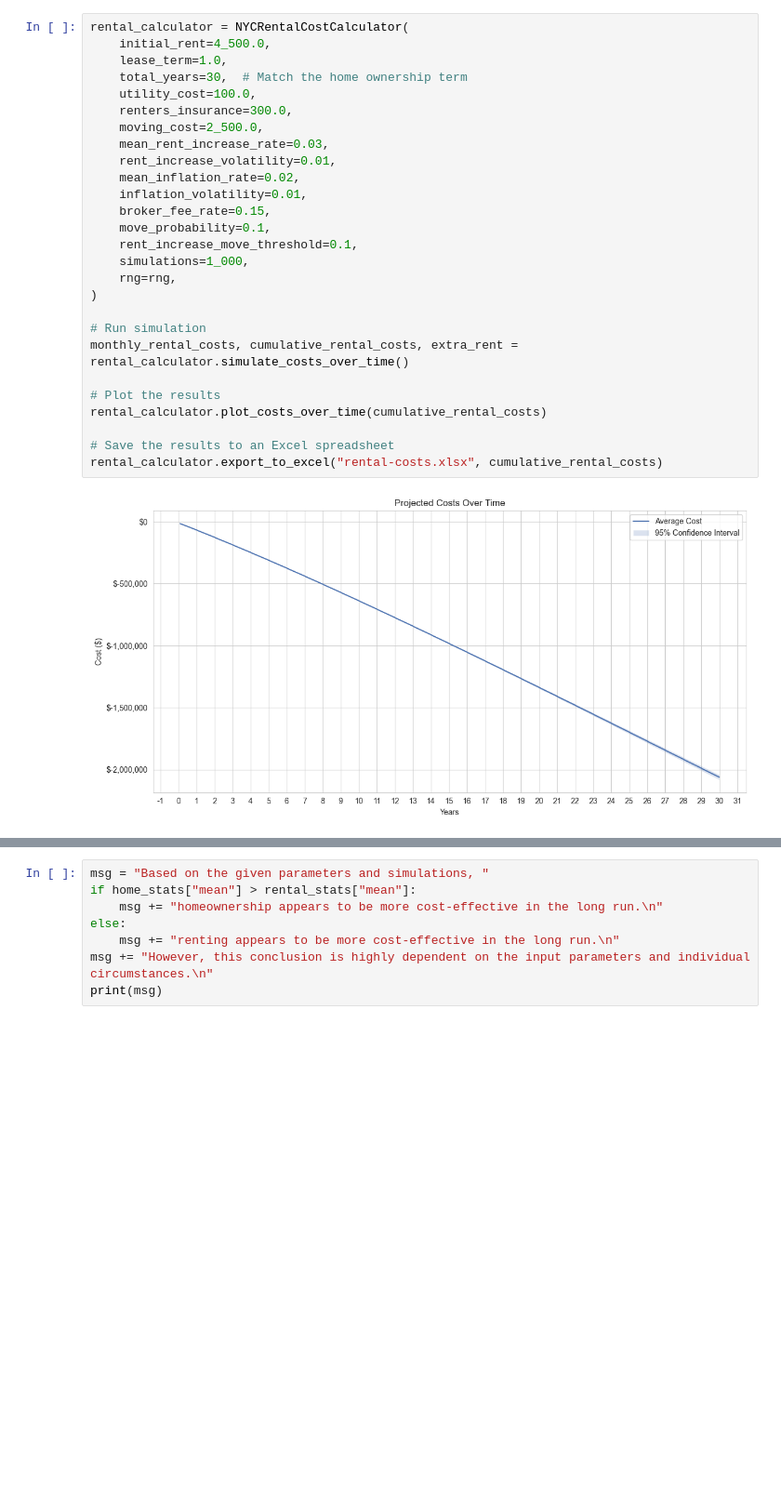
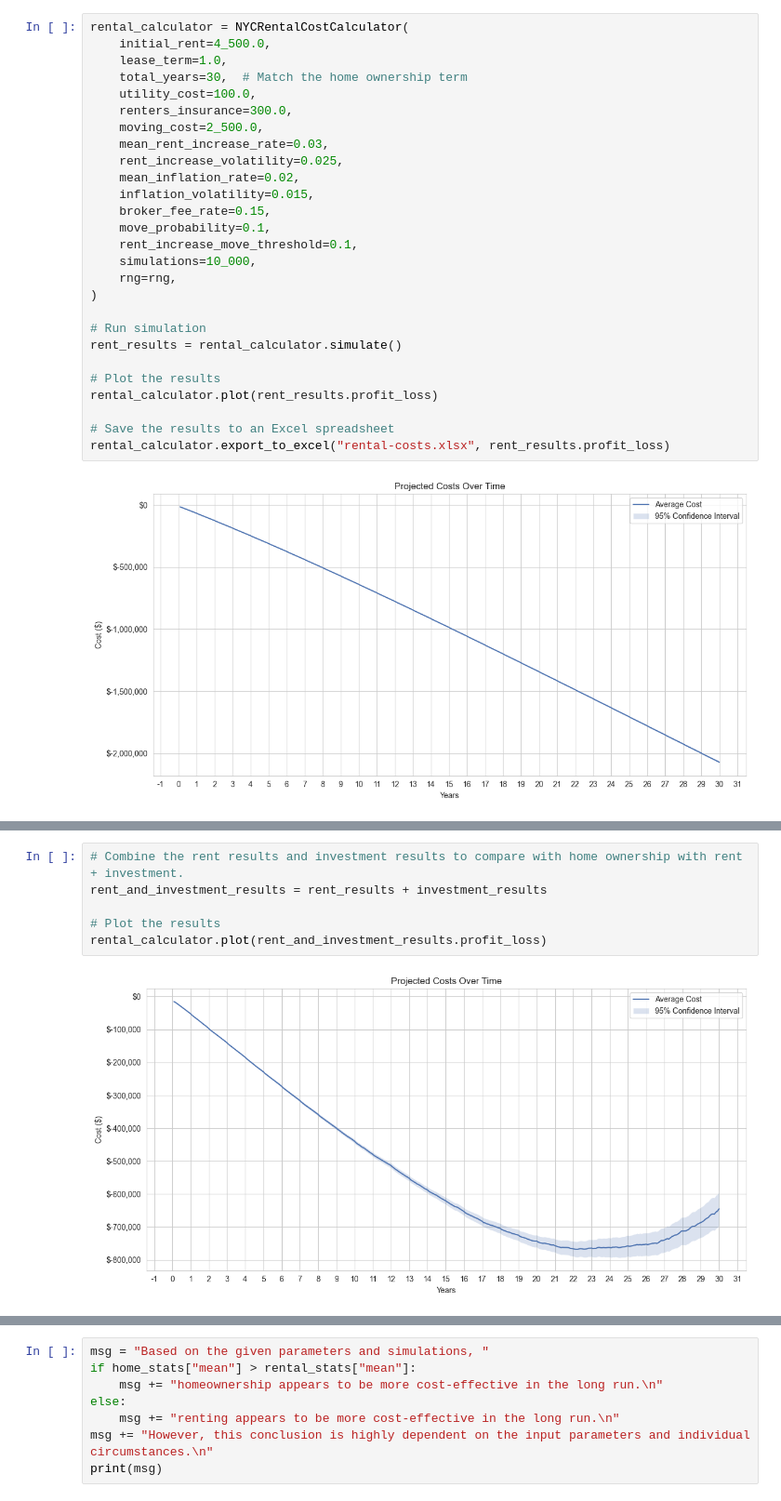
Before and after one commit to jcreinhold/nyc-home-cost-calculator, a Jupyter notebook: notebooks/example.ipynb, the cells around one changed output, grey strips where cells are left out. Shown: that part at 93% size. Saved outputs shown, nothing was run; the diff lists cells and outputs as text; blank space fills up the shorter version.

```diff
--- a/notebooks/example.ipynb
+++ b/notebooks/example.ipynb
@@ -70,23 +75,23 @@ rental_calculator = NYCRentalCostCalculator(
     renters_insurance=300.0,
     moving_cost=2_500.0,
     mean_rent_increase_rate=0.03,
-    rent_increase_volatility=0.01,
+    rent_increase_volatility=0.025,
     mean_inflation_rate=0.02,
-    inflation_volatility=0.01,
+    inflation_volatility=0.015,
     broker_fee_rate=0.15,
     move_probability=0.1,
     rent_increase_move_threshold=0.1,
-    simulations=1_000,
+    simulations=10_000,
     rng=rng,
 )
 
 # Run simulation
-monthly_rental_costs, cumulative_rental_costs, extra_rent = rental_calculator.simulate_costs_over_time()
+rent_results = rental_calculator.simulate()
 
 # Plot the results
-rental_calculator.plot_costs_over_time(cumulative_rental_costs)
+rental_calculator.plot(rent_results.profit_loss)
 
 # Save the results to an Excel spreadsheet
-rental_calculator.export_to_excel("rental-costs.xlsx", cumulative_rental_costs)
+rental_calculator.export_to_excel("rental-costs.xlsx", rent_results.profit_loss)
 # %% [output]
 [figure]
@@ -93,3 +126,11 @@ rental_calculator.export_to_excel("rental-costs.xlsx", cumulative_rental_costs)
+# %%
+# Combine the rent results and investment results to compare with home ownership with rent + investment.
+rent_and_investment_results = rent_results + investment_results
+
+# Plot the results
+rental_calculator.plot(rent_and_investment_results.profit_loss)
+# %% [output]
+[figure, added]
 # %%
 # Prepare data for plotting
 years = np.array(list(range(1, (12 * 30) + 1))) / 12
```
Also changed, not shown: parts of 6 cells of this notebook, 17 other files.
